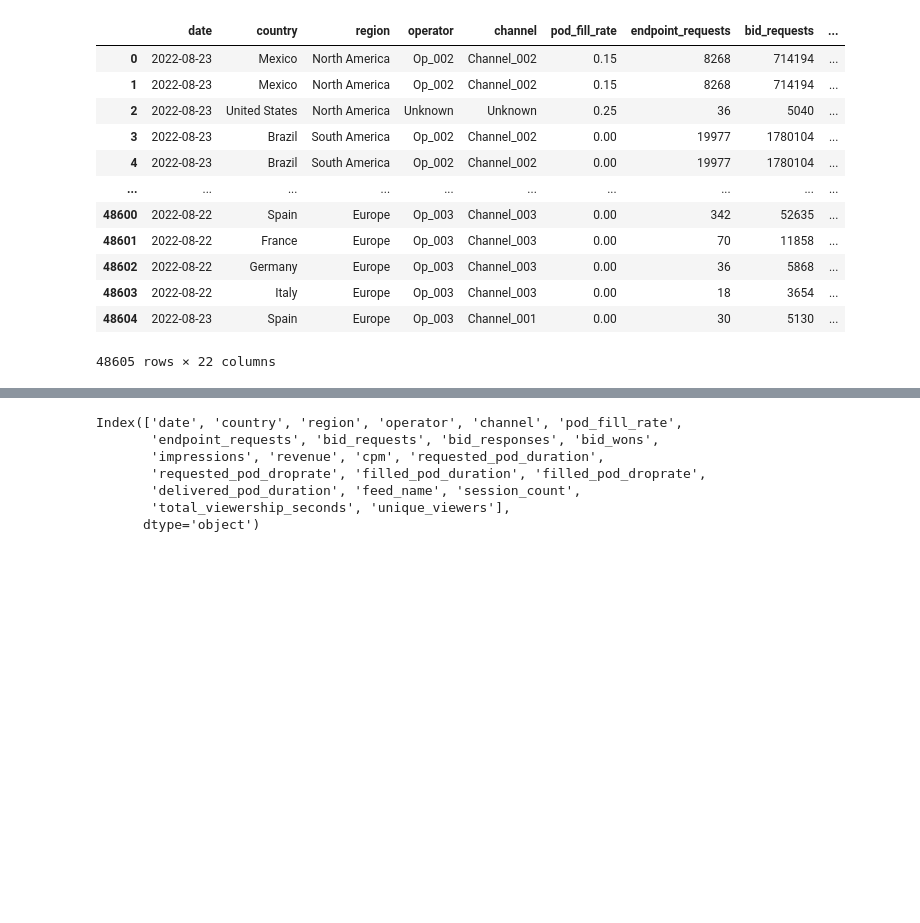
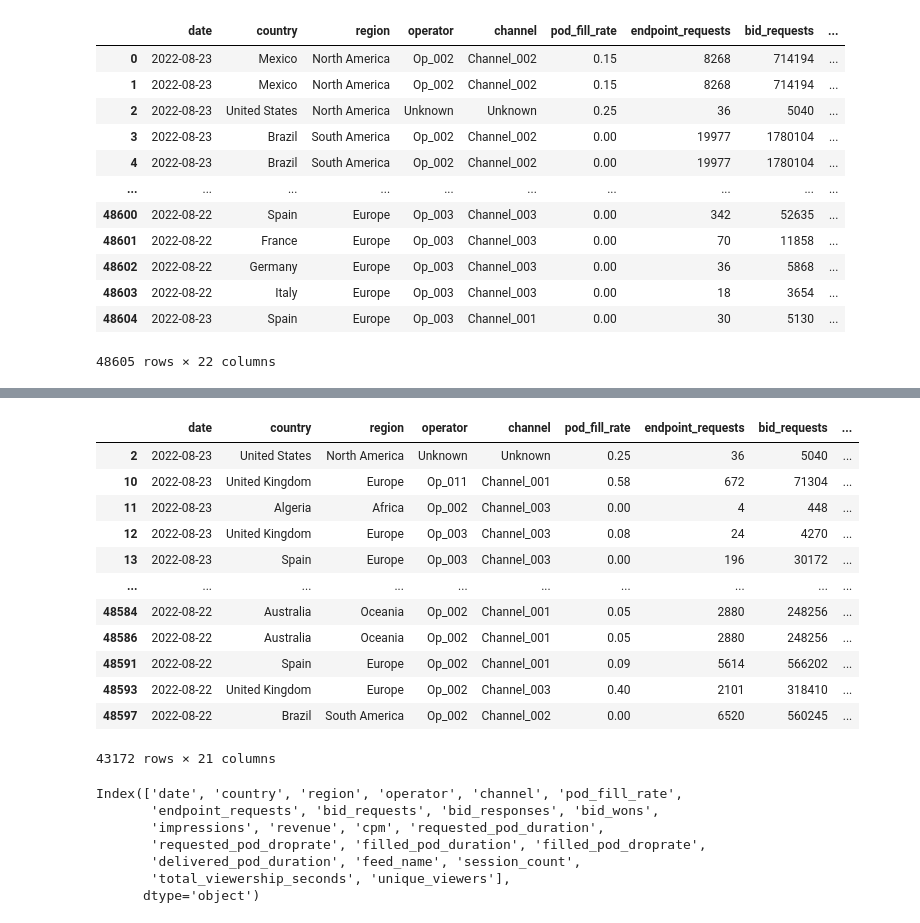
Before and after one commit to Peter-Nguyen96/Capstone-Project-Analytics-Dashboard-and-ML-Model, a Jupyter notebook: ML-Models/MLV2_revenue_prediction_Neural_Network.ipynb, the cells around one changed output, grey strips where cells are left out. Cells and saved outputs as stored; diff of their text form; code cells hidden in the pictures; blank space fills up the shorter version.

```diff
--- a/ML-Models/MLV2_revenue_prediction_Neural_Network.ipynb
+++ b/ML-Models/MLV2_revenue_prediction_Neural_Network.ipynb
@@ -185,3 +236,27 @@ merged_advertising_viewership_mapping
+# %%
+#clean up the merged advertising viewership mapping by dropping feed.
+merged_advertising_viewership_mapping = merged_advertising_viewership_mapping.drop('feed_name',1)
+# concat the duplicate rows then drop duplicates
+merged_advertising_viewership_mapping = pd.concat([merged_advertising_viewership_mapping, duplicate_rows])
+merged_advertising_viewership_mapping = merged_advertising_viewership_mapping.drop_duplicates(keep=False)
+
+# concat the cleaned merged duplicates
+merged_advertising_viewership_mapping = pd.concat([merged_advertising_viewership_mapping,cleaned_merged_duplicates])
+merged_advertising_viewership_mapping
+# %% [output]
+|  | date | country | region | operator | channel | pod_fill_rate | endpoint_requests | bid_requests | ... |
+| 2 | 2022-08-23 | United States | North America | Unknown | Unknown | 0.25 | 36 | 5040 | ... |
+| 10 | 2022-08-23 | United Kingdom | Europe | Op_011 | Channel_001 | 0.58 | 672 | 71304 | ... |
+| 11 | 2022-08-23 | Algeria | Africa | Op_002 | Channel_003 | 0.00 | 4 | 448 | ... |
+| 12 | 2022-08-23 | United Kingdom | Europe | Op_003 | Channel_003 | 0.08 | 24 | 4270 | ... |
+| 13 | 2022-08-23 | Spain | Europe | Op_003 | Channel_003 | 0.00 | 196 | 30172 | ... |
+| ... | ... | ... | ... | ... | ... | ... | ... | ... | ... |
+| 48584 | 2022-08-22 | Australia | Oceania | Op_002 | Channel_001 | 0.05 | 2880 | 248256 | ... |
+| 48586 | 2022-08-22 | Australia | Oceania | Op_002 | Channel_001 | 0.05 | 2880 | 248256 | ... |
+| 48591 | 2022-08-22 | Spain | Europe | Op_002 | Channel_001 | 0.09 | 5614 | 566202 | ... |
+| 48593 | 2022-08-22 | United Kingdom | Europe | Op_002 | Channel_003 | 0.40 | 2101 | 318410 | ... |
+| 48597 | 2022-08-22 | Brazil | South America | Op_002 | Channel_002 | 0.00 | 6520 | 560245 | ... |
+43172 rows × 21 columns
 # %%
 cleaned_df = merged_advertising_viewership_mapping.dropna()
 print(cleaned_df.columns)
```
Also changed, not shown: parts of 2 cells of this notebook.
